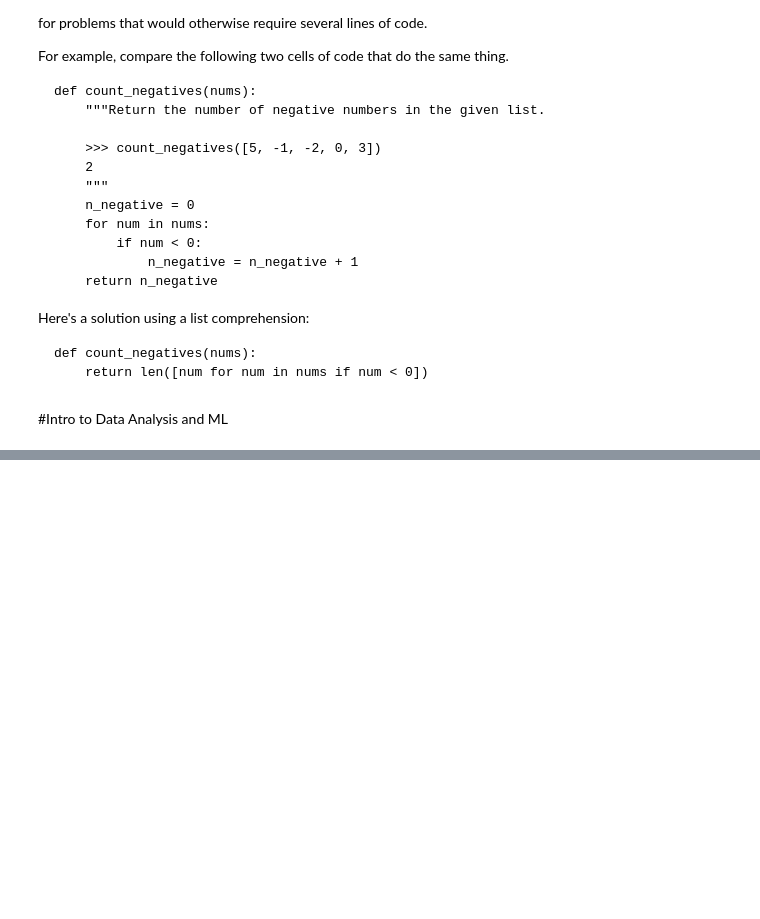
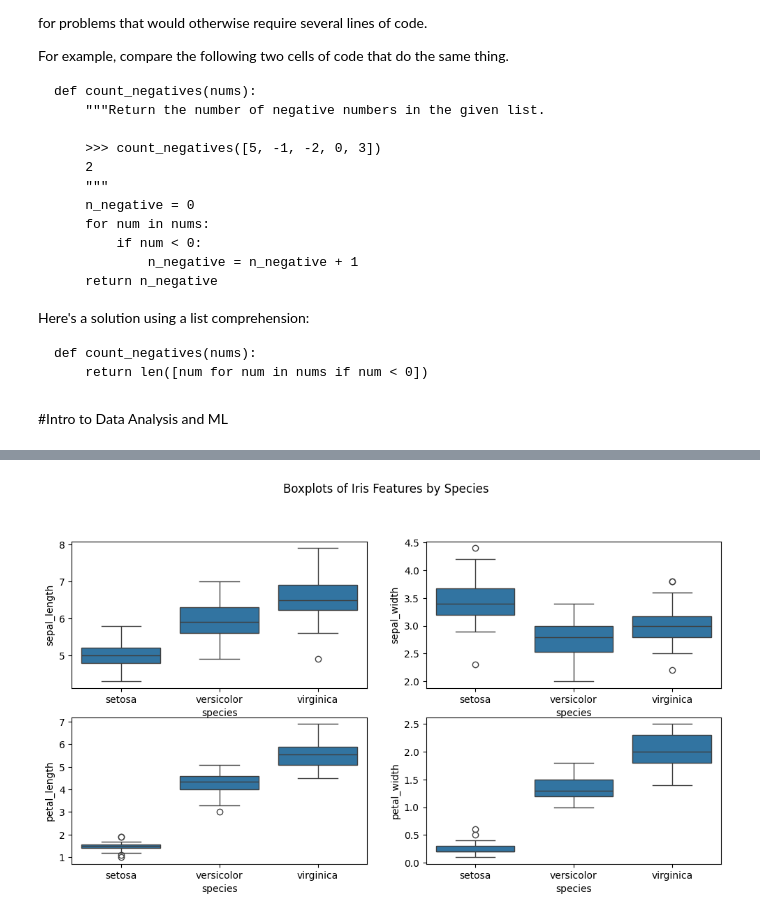
Before and after one commit to NajlaYM/Masar, a Jupyter notebook: PythonProject.ipynb, the cells around one changed output, grey strips where cells are left out. Drawn from its saved outputs; the diff is of its cells as text; code cells hidden in the pictures; blank space fills up the shorter version.

```diff
--- a/PythonProject.ipynb
+++ b/PythonProject.ipynb
@@ -230,0 +278,16 @@ plt.show()
+# %%
+
+# Boxplot: Distribution of features by species
+plt.figure(figsize=(12, 6))
+plt.subplot(2, 2, 1)
+sns.boxplot(x="species", y="sepal_length", data=iris)
+plt.subplot(2, 2, 2)
+sns.boxplot(x="species", y="sepal_width", data=iris)
+plt.subplot(2, 2, 3)
+sns.boxplot(x="species", y="petal_length", data=iris)
+plt.subplot(2, 2, 4)
+sns.boxplot(x="species", y="petal_width", data=iris)
+plt.suptitle("Boxplots of Iris Features by Species", y=1.02)
+plt.show()
+# %% [output]
+[figure, added]
```
Also changed, not shown: parts of 23 cells of this notebook.
